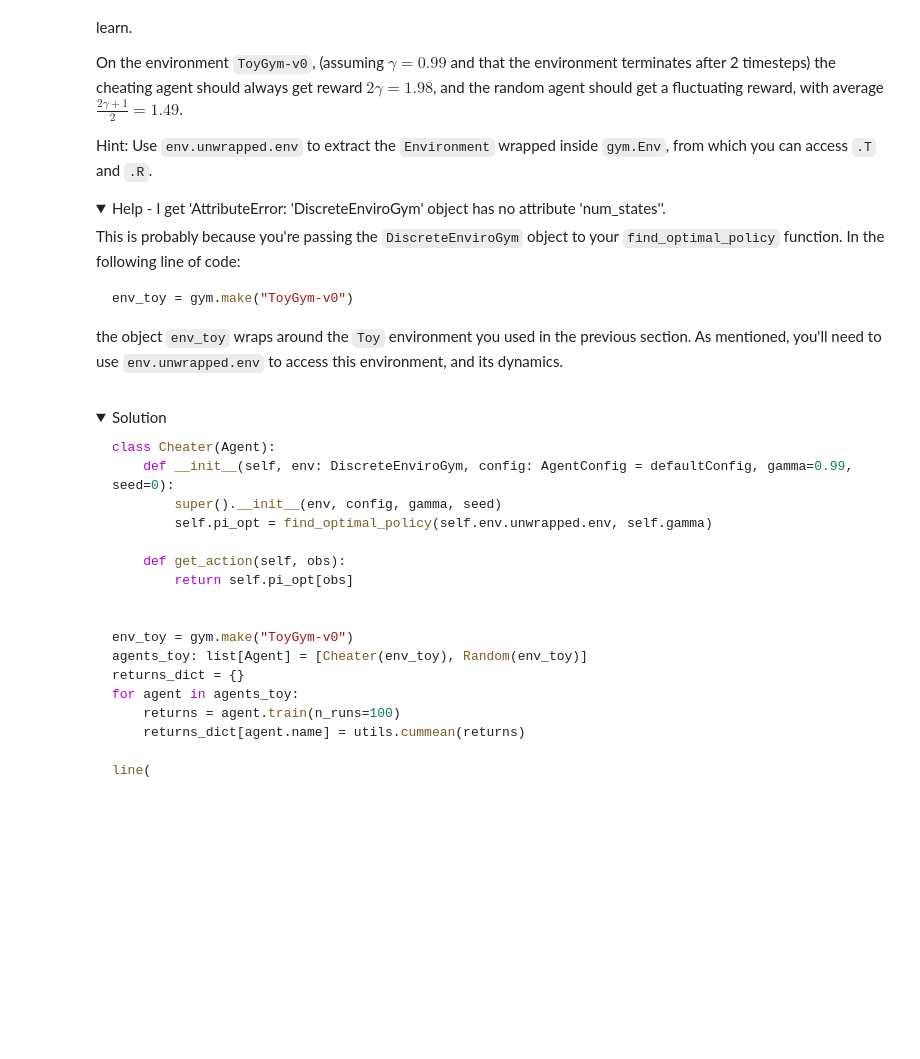
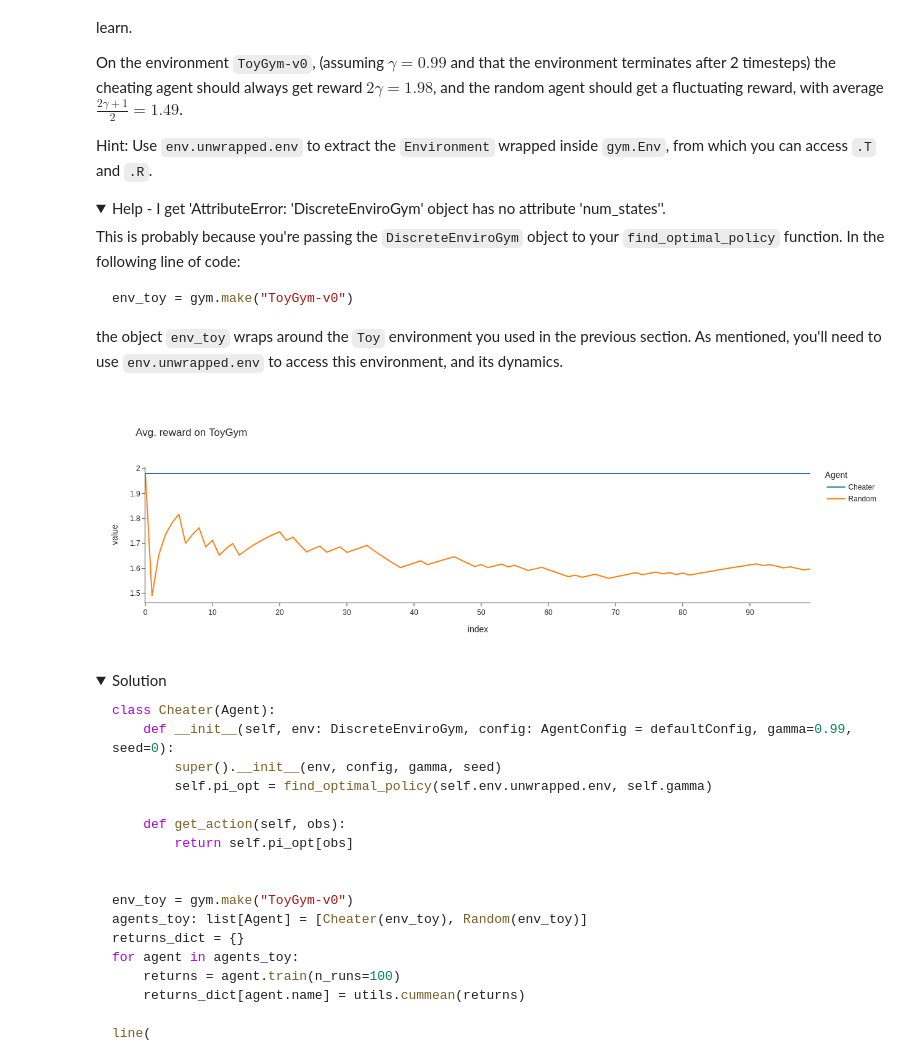
Before and after one commit to Shimin-Zhang/ARENA_Progress, a Jupyter notebook: chapter2_rl/exercises/part1_intro_to_rl/2.1_Intro_to_RL_exercises.ipynb, the cells around one changed output. Drawn from its saved outputs; the diff is of its cells as text; code cells hidden in the pictures; folded sections open; blank space fills up the shorter version.

```diff
--- a/chapter2_rl/exercises/part1_intro_to_rl/2.1_Intro_to_RL_exercises.ipynb
+++ b/chapter2_rl/exercises/part1_intro_to_rl/2.1_Intro_to_RL_exercises.ipynb
@@ -1477,29 +1477,32 @@ the object `env_toy` wraps around the `Toy` environment you used in the previous
 # %%
 class Cheater(Agent):
     def __init__(self, env: DiscreteEnviroGym, config: AgentConfig = defaultConfig, gamma=0.99, seed=0):
         super().__init__(env, config, gamma, seed)
-        raise NotImplementedError()
+        unwrapped_env = env.unwrapped.env
+        self.opt_policy = find_optimal_policy(unwrapped_env, gamma)
 
     def get_action(self, obs):
-        raise NotImplementedError()
+        return self.opt_policy[obs]
 
 
 env_toy = gym.make("ToyGym-v0")
 agents_toy: list[Agent] = [Cheater(env_toy), Random(env_toy)]
 returns_dict = {}
 for agent in agents_toy:
     returns = agent.train(n_runs=100)
     returns_dict[agent.name] = utils.cummean(returns)
 
 line(
     list(returns_dict.values()),
     names=list(returns_dict.keys()),
     title=f"Avg. reward on {env_toy.spec.name}",
     labels={"x": "Episode", "y": "Avg. reward", "variable": "Agent"},
     template="simple_white",
     width=700,
     height=400,
 )
+# %% [output]
+[figure, added]
 # %% [markdown]
 <details><summary>Solution</summary>
 
```
Also changed, not shown: parts of 9 cells of this notebook.
